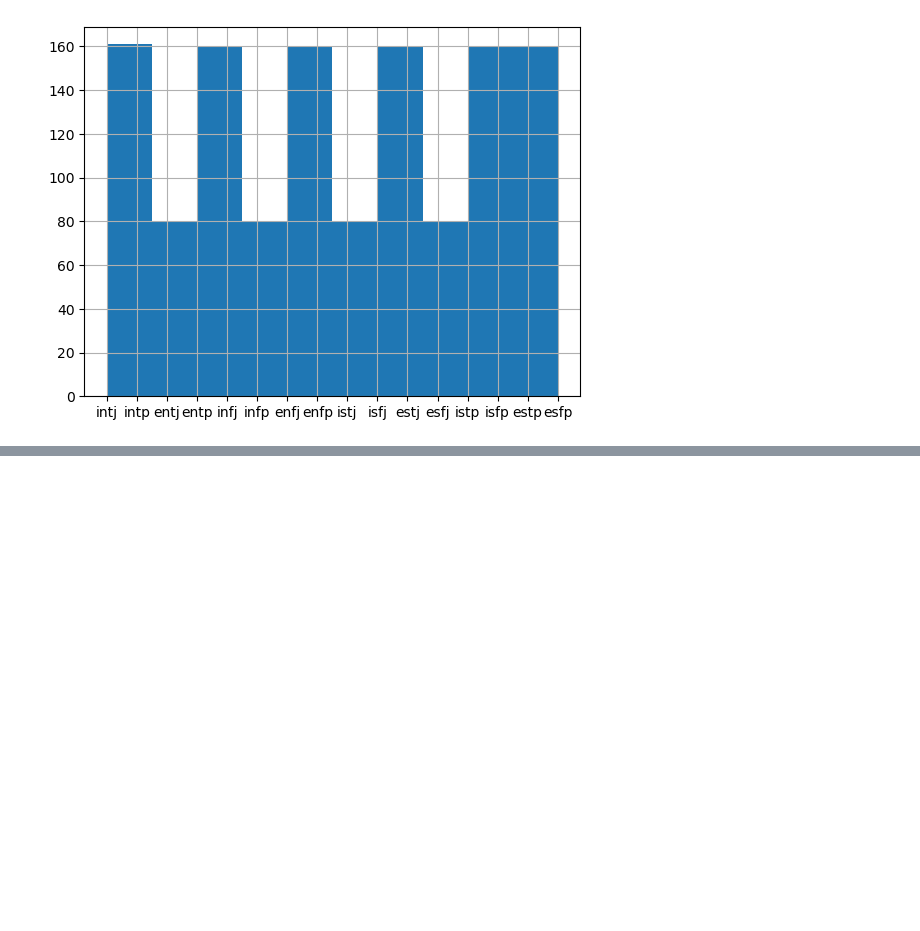
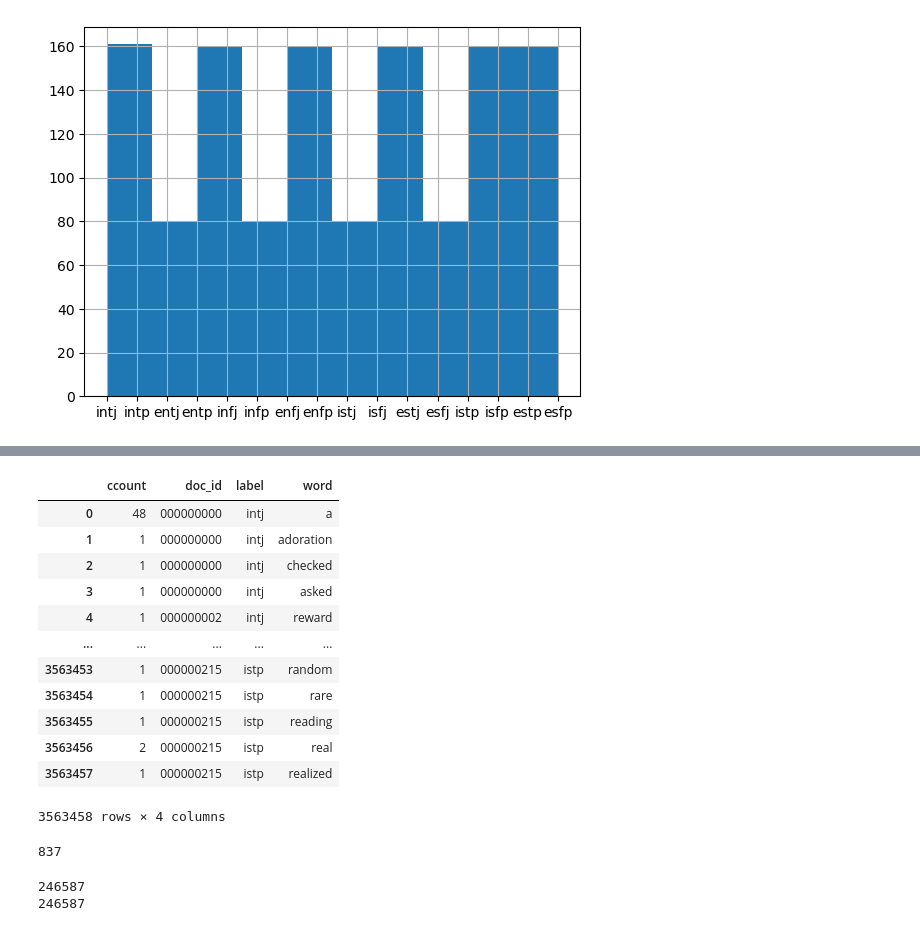
Before and after one commit to johncattanach/BigDataCA, a Jupyter notebook: twitter-mbti-eda2.ipynb, the cells around one changed output, grey strips where cells are left out. Cells and saved outputs as stored; diff of their text form; code cells hidden in the pictures; blank space fills up the shorter version.

```diff
--- a/twitter-mbti-eda2.ipynb
+++ b/twitter-mbti-eda2.ipynb
@@ -246,0 +260,2 @@ df.head()
+# %%
+hdf = pd.DataFrame(data)
@@ -246,0 +275,28 @@ df.head()
+# %%
+# rename columns and reassign data from binary
+hdf.rename(columns={b'cf:doc_id':'doc_id',b'cf:count':'ccount',b'cf:label':'label',b'cf:word':'word'},inplace=True)
+# %%
+hdf.ccount=hdf.ccount.astype(int)
+hdf.label=hdf.label.astype(str)
+hdf.word=hdf.word.astype(str)
+hdf.doc_id=hdf.doc_id.astype(str)
+# %%
+hdf
+# %% [output]
+|  | ccount | doc_id | label | word |
+| 0 | 48 | 000000000 | intj | a |
+| 1 | 1 | 000000000 | intj | adoration |
+| 2 | 1 | 000000000 | intj | checked |
+| 3 | 1 | 000000000 | intj | asked |
+| 4 | 1 | 000000002 | intj | reward |
+| ... | ... | ... | ... | ... |
+| 3563453 | 1 | 000000215 | istp | random |
+| 3563454 | 1 | 000000215 | istp | rare |
+| 3563455 | 1 | 000000215 | istp | reading |
+| 3563456 | 2 | 000000215 | istp | real |
+| 3563457 | 1 | 000000215 | istp | realized |
+3563458 rows × 4 columns
+# %%
+hdf.ccount.max()
+# %% [output]
+837
@@ -246,0 +310,12 @@ df.head()
+# %%
+import pickle
+print(word_dict['the'])
+with open('word_dict.pickle', 'wb') as f:
+    pickle.dump(word_dict, f, protocol=pickle.HIGHEST_PROTOCOL)
+
+with open('word_dict.pickle', 'rb') as f:
+    w2 = pickle.load(f)
+print(w2['the'])
+# %% [output]
+246587
+246587
```
Also changed, not shown: parts of 31 cells of this notebook.
